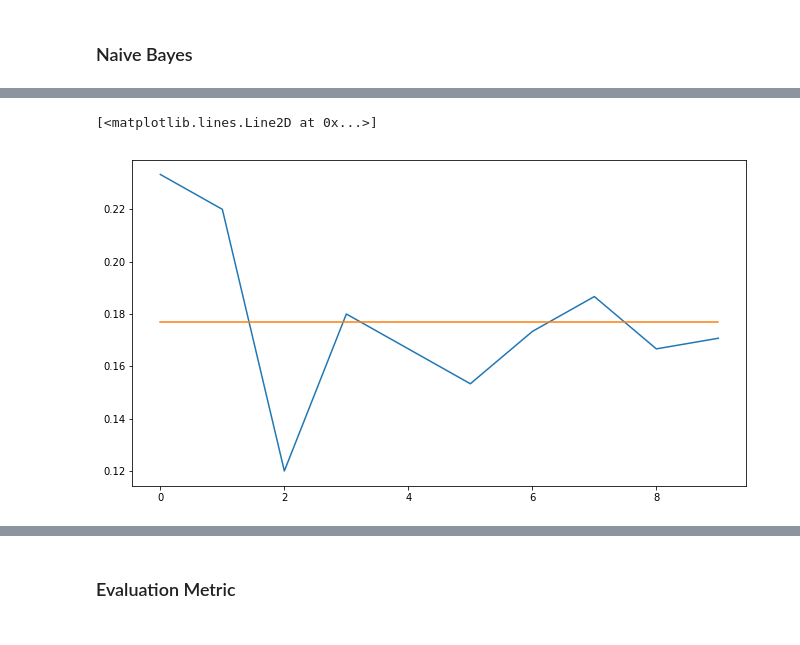
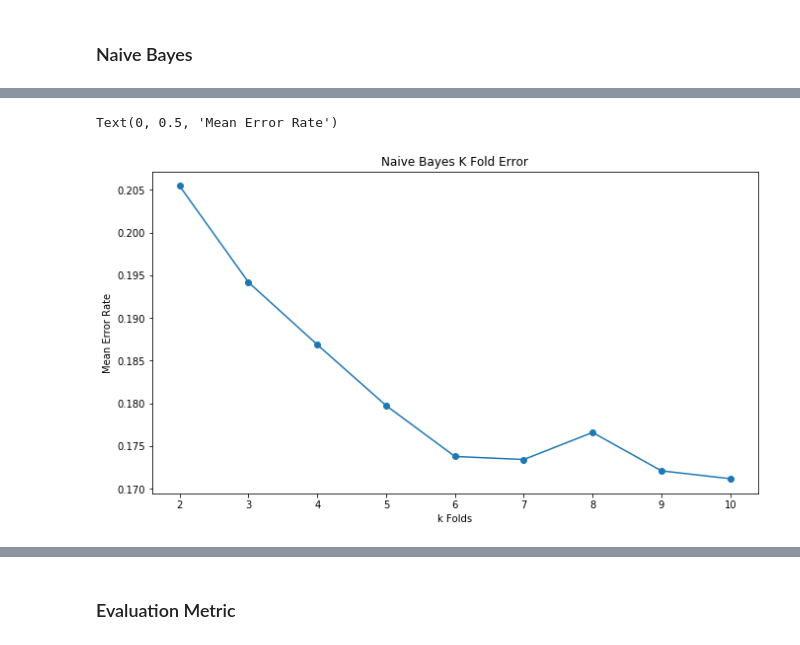
Before and after one commit to pandabytes/PokemonDatamining, a Jupyter notebook: predictors/Pokemon.ipynb, the cells around one changed output, grey strips where cells are left out. Cells and saved outputs as stored; diff of their text form; code cells hidden in the pictures.

```diff
--- a/predictors/Pokemon.ipynb
+++ b/predictors/Pokemon.ipynb
@@ -224,6 +153,6 @@ plt.show()
 # %% [markdown]
 ### Naive Bayes
 # %%
-nBayes = nb.NaiveBayes(target)
-nBayes.train(training, reducedData[target].unique())
+nBayes = nb.NaiveBayes(target, labels)
+nBayes.train(training)
 nbPred = nBayes.classify(test.drop([target], axis=1))
@@ -241,8 +164,0 @@ nbSens, nbSpec = ut.getSensitivityAndSpecifiicy(nbMatrix, reducedData[target].un
-# %%
-nberrors = []
-for kTraining, kTest in zip(kTrainings, kTests):
-    nBayes.train(kTraining, labels)
-    kPred = nBayes.classify(kTest.drop([target], axis=1))
-
-    error = ut.computeError(kPred, kTest["Group"])
-    nberrors.append(error)
@@ -270,9 +165,14 @@ Function "classify" took 7.27 seconds to complete
-# %%
-plt.plot([i for i in range(k)], nberrors)
-plt.plot([i for i in range(k)], [sum(nberrors) / k for i in range(k)])
-# %% [output]
-[<matplotlib.lines.Line2D at 0x...>]
-[figure, removed]
+# %%
+nbkErrors = ut.kFoldCrossValidationResult(10, target, training, nBayes)
+# %%
+means = [sum(e) / len(e) for e in nbkErrors]
+plt.plot([i for i in range(2, 11)], means, "o-")
+plt.title("Naive Bayes K Fold Error")
+plt.xlabel("k Folds")
+plt.ylabel("Mean Error Rate")
+# %% [output]
+Text(0, 0.5, 'Mean Error Rate')
+[figure, added]
 # %%
 for label in labels:
     c = getRandomColor()
```
Also changed, not shown: parts of 19 cells of this notebook, 2 other files.
